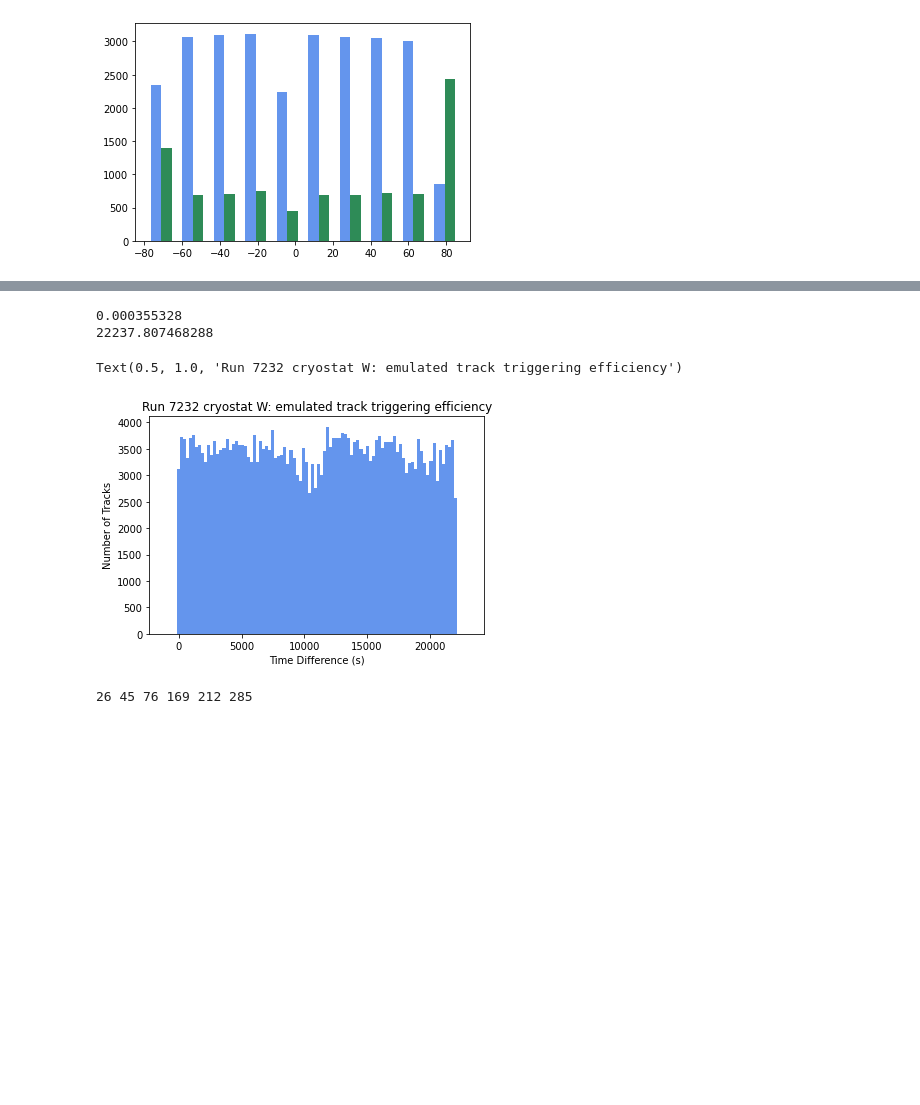
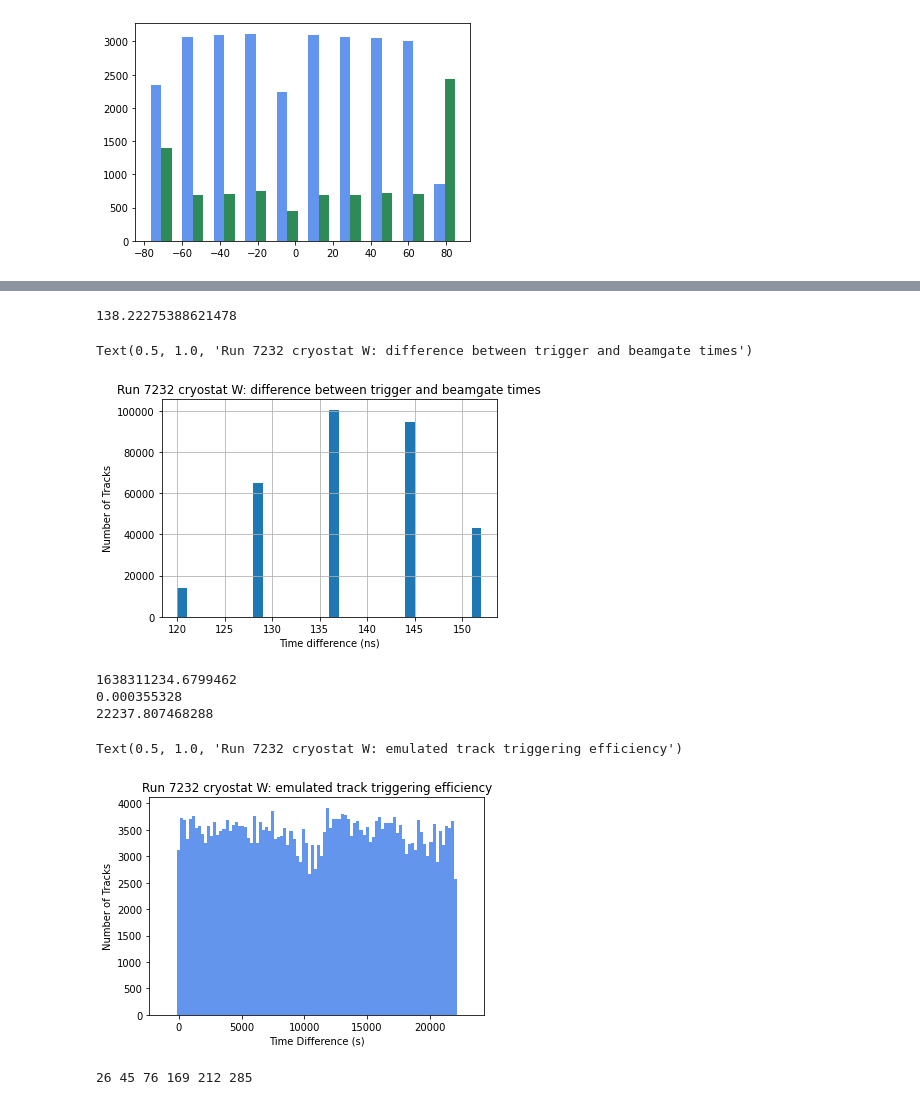
Before and after one commit to TanviKrishnan/SULI-Icarus-TriggerEfficiency, a Jupyter notebook: TriggerEfficiencyExploration.ipynb, the cells around one changed output, grey strips where cells are left out. Cells and saved outputs as stored; diff of their text form; code cells hidden in the pictures; blank space fills up the shorter version.

```diff
--- a/TriggerEfficiencyExploration.ipynb
+++ b/TriggerEfficiencyExploration.ipynb
@@ -261,3 +302,15 @@ sum(bin_tot)
+# %%
+fig, ax = plt.subplots()
+diff = df_u['triggerTime']-df_u['beamGateTime']
+diff.hist(bins=32)
+print(np.mean(diff))
+ax.set_ylabel("Number of Tracks")
+ax.set_xlabel("Time difference (ns)")
+ax.set_title("Run 7232 cryostat W: difference between trigger and beamgate times")
+# %% [output]
+138.22275388621478
+Text(0.5, 1.0, 'Run 7232 cryostat W: difference between trigger and beamgate times')
+[figure, added]
 # %%
 # histogram of difference between triggerTime and t0 for all tracks
 # not sure if I'm doing this right...
@@ -265,7 +318,7 @@ sum(bin_tot)
 var1 = "triggerTime" # in nanoseconds
 var2 = "t0" # in microseconds
 fig, ax = plt.subplots()
-
+print(min(df_u[var1])*1e-9)
 diff = (df_u[var1]-(df_u[var2]*1e3)-min(df_u[var1]))*1e-9
 print(min(diff))
 print(max(diff))
@@ -278,6 +331,7 @@ ax.set_xlabel("Time Difference (s)")
 ax.set_ylabel("Number of Tracks")
 plt.title("Run 7232 cryostat W: emulated track triggering efficiency")
 # %% [output]
+1638311234.6799462
 0.000355328
 22237.807468288
 Text(0.5, 1.0, 'Run 7232 cryostat W: emulated track triggering efficiency')
```
Also changed, not shown: parts of 6 cells of this notebook.
